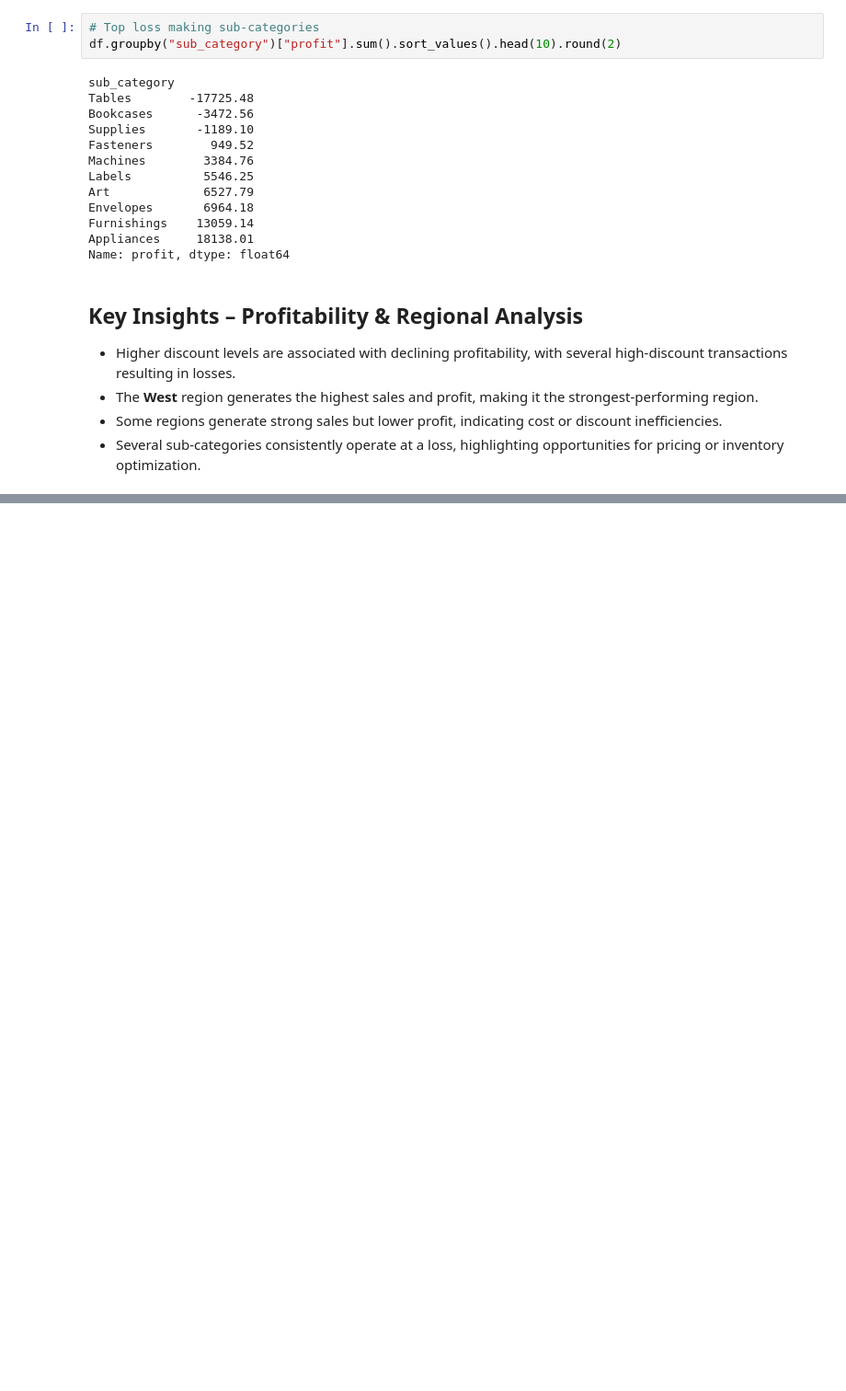
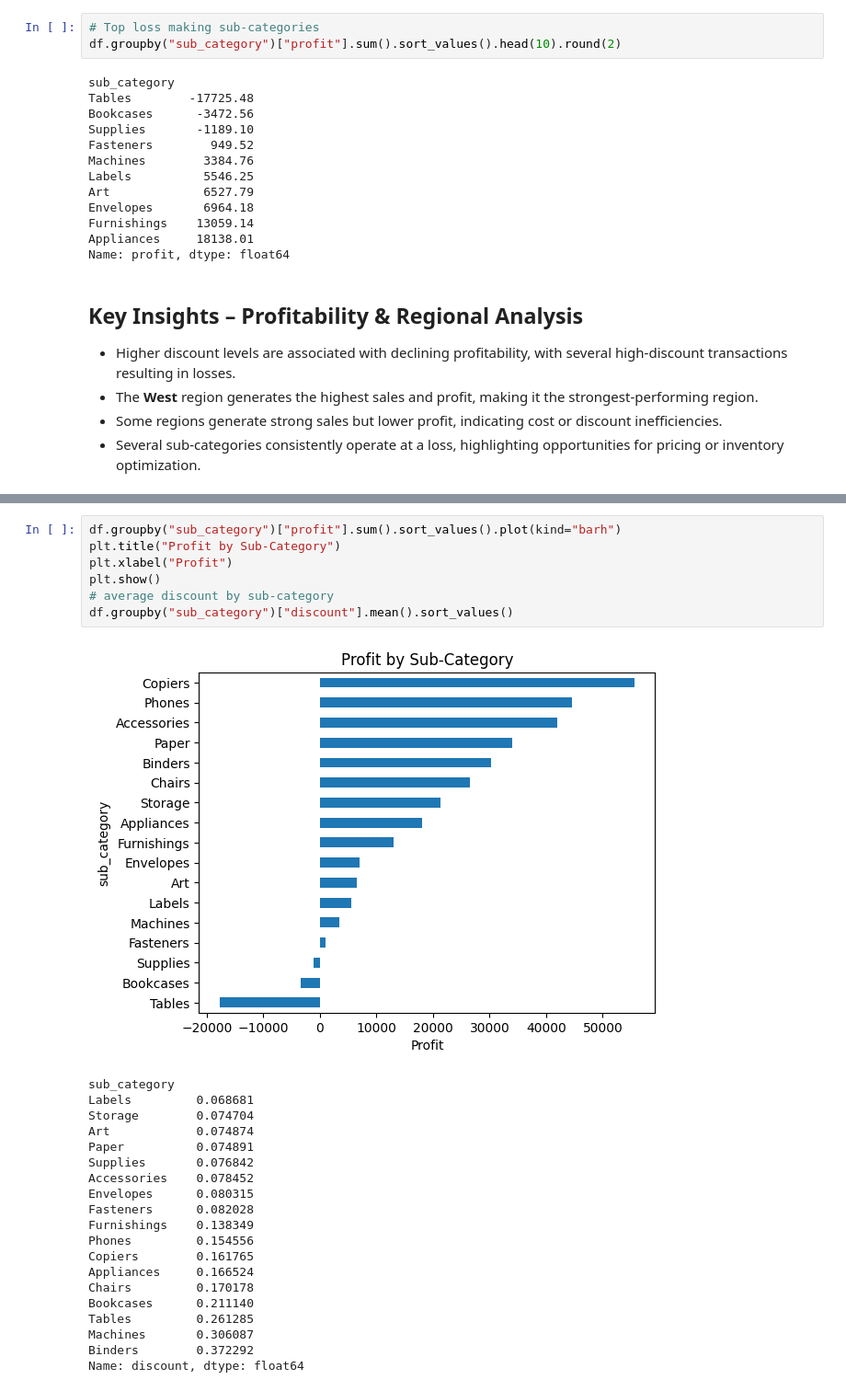
Before and after one commit to Audrine-m/data-analysis-portfolio, a Jupyter notebook: sales-performance-analysis/sales_performance_analysis.ipynb, the cells around one changed output, grey strips where cells are left out. Shown at 92% size. Saved outputs shown, nothing was run; the diff lists cells and outputs as text; blank space fills up the shorter version.

```diff
--- a/sales-performance-analysis/sales_performance_analysis.ipynb
+++ b/sales-performance-analysis/sales_performance_analysis.ipynb
@@ -269,0 +290,28 @@ Name: profit, dtype: float64
+# %%
+df.groupby("sub_category")["profit"].sum().sort_values().plot(kind="barh")
+plt.title("Profit by Sub-Category")
+plt.xlabel("Profit")
+plt.show()
+# average discount by sub-category
+df.groupby("sub_category")["discount"].mean().sort_values()
+# %% [output]
+[figure, added]
+sub_category
+Labels         0.068681
+Storage        0.074704
+Art            0.074874
+Paper          0.074891
+Supplies       0.076842
+Accessories    0.078452
+Envelopes      0.080315
+Fasteners      0.082028
+Furnishings    0.138349
+Phones         0.154556
+Copiers        0.161765
+Appliances     0.166524
+Chairs         0.170178
+Bookcases      0.211140
+Tables         0.261285
+Machines       0.306087
+Binders        0.372292
+Name: discount, dtype: float64
```
Also changed, not shown: parts of 3 cells of this notebook.
